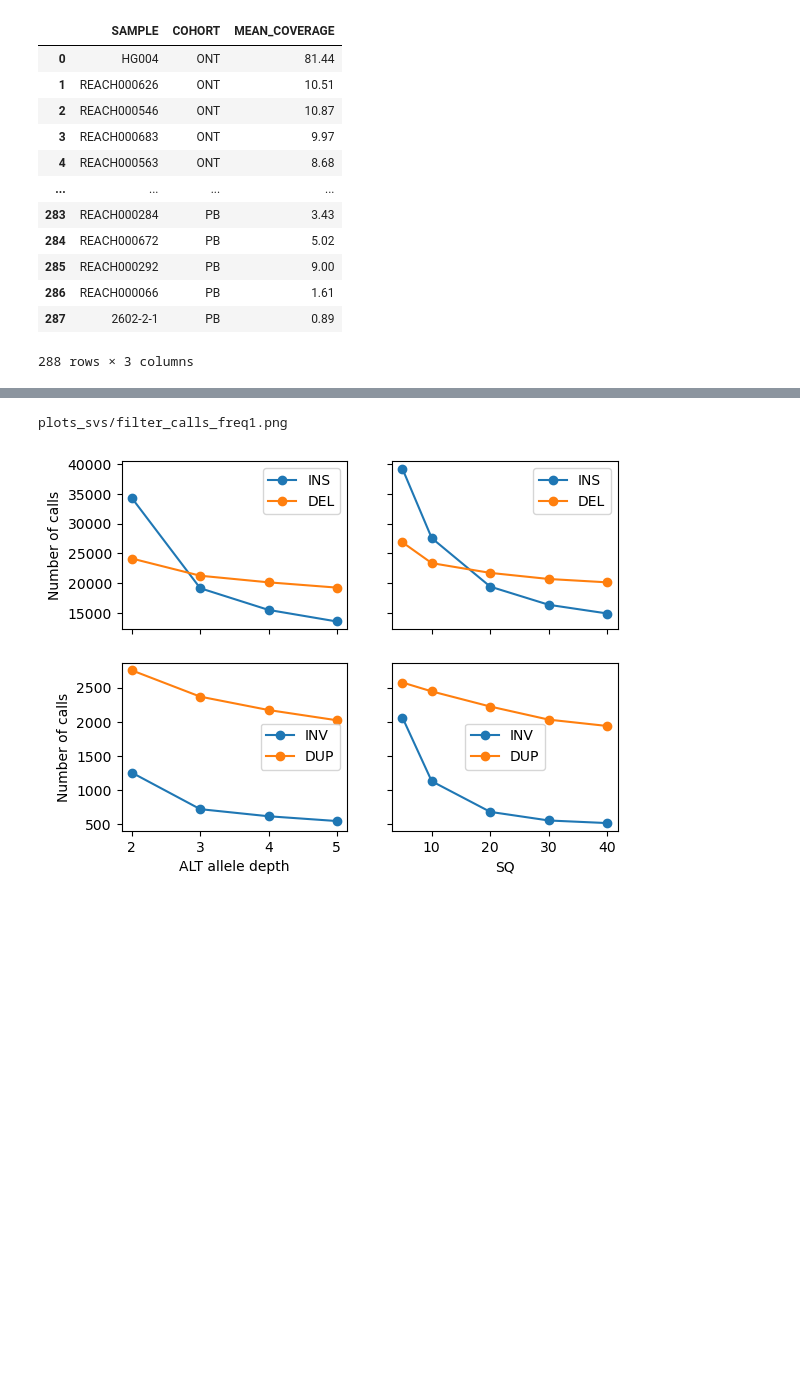
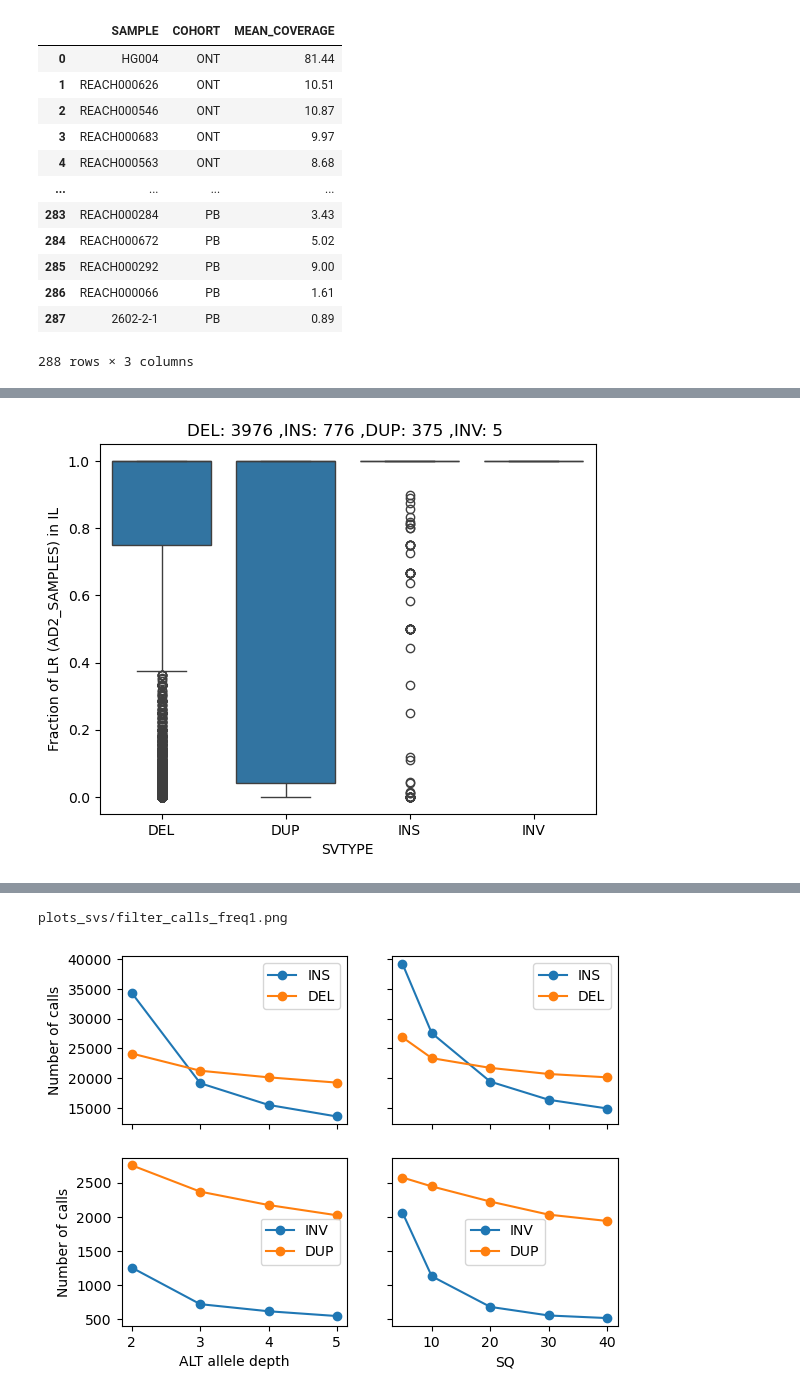
Before and after one commit to mldmort/SV_process, a Jupyter notebook: plots_svs.ipynb, the cells around one changed output, grey strips where cells are left out. Drawn from its saved outputs; the diff is of its cells as text; code cells hidden in the pictures; blank space fills up the shorter version.

```diff
--- a/plots_svs.ipynb
+++ b/plots_svs.ipynb
@@ -108,13 +108,103 @@ df = pd.read_table(file_name, sep='\t', header=0)
 #        df_flt = df_flt.loc[df_flt[f'freq_{flt_name}']<=freq_thr].copy()
 #    return df_flt
 
+#def get_df_flt(df, flt_name, svtypes, ext_col=None, flt_sd_art=True, freq_col=None, freq_thr=None):
+#    if not ext_col:
+#        df_flt = df.loc[((df[f'NUM_{flt_name}'] > 0) | (df['NUM_IL_SAMPLES'] > 0)) & (df.SVTYPE.isin(svtypes))]
+#    else:
+#        df_flt = df.loc[((df[f'NUM_{flt_name}'] > 0) | (df['NUM_IL_SAMPLES'] > 0)) & (df.SVTYPE.isin(svtypes)) & (df[ext_col]==1)]
+#    if flt_sd_art:
+#        df_flt = df_flt.loc[~((df_flt.SD_ART==1) & (df_flt.PLATFORM=='LR'))]
+#    if freq_thr != None:
+#        df_flt = df_flt.loc[df_flt[f'freq_{freq_col}']<=freq_thr]
+#    return df_flt
+
 def get_df_flt(df, flt_name, svtypes, ext_col=None, flt_sd_art=True, freq_col=None, freq_thr=None):
-    if not ext_col:
-        df_flt = df.loc[((df[f'NUM_{flt_name}'] > 0) | (df['NUM_IL_SAMPLES'] > 0)) & (df.SVTYPE.isin(svtypes))]
-    else:
-        df_flt = df.loc[((df[f'NUM_{flt_name}'] > 0) | (df['NUM_IL_SAMPLES'] > 0)) & (df.SVTYPE.isin(svtypes)) & (df[ext_col]==1)]
+    df_flt = df.loc[((df[f'NUM_{flt_name}'] > 0) | (df['NUM_IL_SAMPLES'] > 0) | (df['NUM_IL_GT_SAMPLES'] > 0) | (df['NUM_SV2_GT_SAMPLES'] > 0)) & (df.SVTYPE.isin(svtypes))]
+    #| (df['NUM_SV2_GT_SAMPLES'] > 0)
     if flt_sd_art:
         df_flt = df_flt.loc[~((df_flt.SD_ART==1) & (df_flt.PLATFORM=='LR'))]
     if freq_thr != None:
         df_flt = df_flt.loc[df_flt[f'freq_{freq_col}']<=freq_thr]
     return df_flt
+# %%
+### overlap of IL-only calls with snoopsv genotypes
+flt_name = 'SQ20_SAMPLES'
+include_svtypes = ['INS', 'DEL', 'DUP', 'INV', '.']
+#freq_thr=1
+freq_thr=0.05
+freq_col = 'AD2_SAMPLES'
+gen_list = ['CDS', 'start_codon', 'stop_codon']
+
+############# All variants ##############
+# filter for main svtypes and quality
+df_flt = get_df_flt(df, flt_name, include_svtypes, flt_sd_art=True, freq_col=freq_col, freq_thr=freq_thr)
+print(f'total: {df.shape}')
+print(f'filtered: {df_flt.shape}')
+
+############# quantify concordance #############
+col_lr = 'AD2_SAMPLES'
+
+def frac_LR_in_IL(row, col_lr):
+    lr_list = [x for x in row[col_lr].split(',') if x != '.']
+    il_list = [x for x in row['HET_SAMPLES'].split(',') if x != '.'] + [x for x in row['HOMALT_SAMPLES'].split(',') if x != '.']
+    lr_in_il = [x for x in lr_list if x in il_list]
+    il_in_lr = [x for x in il_list if x in lr_list]
+    f_lr_in_il = 0
+    f_il_in_lr = 0
+    if len(lr_list) != 0:
+        f_lr_in_il = len(lr_in_il) / len(lr_list)
+    if len(il_list) != 0:
+        f_il_in_lr = len(il_in_lr) / len(il_list)
+    return f_lr_in_il, f_il_in_lr
+
+df_flt_il = df_flt.loc[df_flt.PLATFORM=="IL"].copy()
+df_flt_il.shape
+df_flt_il[['frac_LR_in_IL', 'frac_IL_in_LR']] = df_flt_il.apply(lambda row: frac_LR_in_IL(row, col_lr), axis=1, result_type='expand')
+#df_flt_il[['PLATFORM', 'frac_LR_in_IL', 'frac_IL_in_LR', 'HET_SAMPLES', 'HOMALT_SAMPLES', 'AD2_SAMPLES', 'SQ20_SAMPLES']]
+
+############# plot concordance #############
+### subset to calls with some LR evidence
+this_df = df_flt_il.loc[df_flt_il[col_lr]!='.'].copy()
+
+# change . to INS
+this_df['SVTYPE'] = this_df['SVTYPE'].apply(lambda x: 'INS' if x=='.' else x)
+#this_df.shape
+
+print('frac_LR_in_IL:')
+print(f'median: {np.median(this_df.frac_LR_in_IL)}')
+print(f'mean: {np.mean(this_df.frac_LR_in_IL)}')
+
+print('frac_IL_in_LR:')
+print(f'median: {np.median(this_df.frac_IL_in_LR)}')
+print(f'mean: {np.mean(this_df.frac_IL_in_LR)}')
+
+sv_counts = this_df.SVTYPE.value_counts()
+print(sv_counts)
+title = ','.join([f'{x}: {sv_counts[x]} ' for x in sv_counts.index.tolist()])
+print(title)
+
+plt.figure()
+sb.boxplot(data=this_df, x = 'SVTYPE', y='frac_LR_in_IL')
+#plt.xticks(rotation=45, ha='right')
+#plt.xlabel('')
+plt.title(title)
+plt.ylabel(f'Fraction of LR ({col_lr}) in IL')
+fig_name = dir_fig + f'concordence_ILonly_with_LR_{col_lr}_fracLR.png'
+print(fig_name)
+plt.savefig(fig_name, bbox_inches='tight')
+plt.show()
+plt.close()
+
+plt.figure()
+sb.boxplot(data=this_df, x = 'SVTYPE', y='frac_IL_in_LR')
+#plt.xticks(rotation=45, ha='right')
+#plt.xlabel('')
+plt.title(title)
+plt.ylabel(f'Fraction of IL in LR ({col_lr})')
+fig_name = dir_fig + f'concordence_ILonly_with_LR_{col_lr}_fracIL.png'
+print(fig_name)
+plt.savefig(fig_name, bbox_inches='tight')
+plt.show()
+plt.close()
+# %% [output]
@@ -120,0 +227 @@ def get_df_flt(df, flt_name, svtypes, ext_col=None, flt_sd_art=True, freq_col=No
+[figure, added]
```
Also changed, not shown: parts of 6 cells of this notebook, 14 other files.
